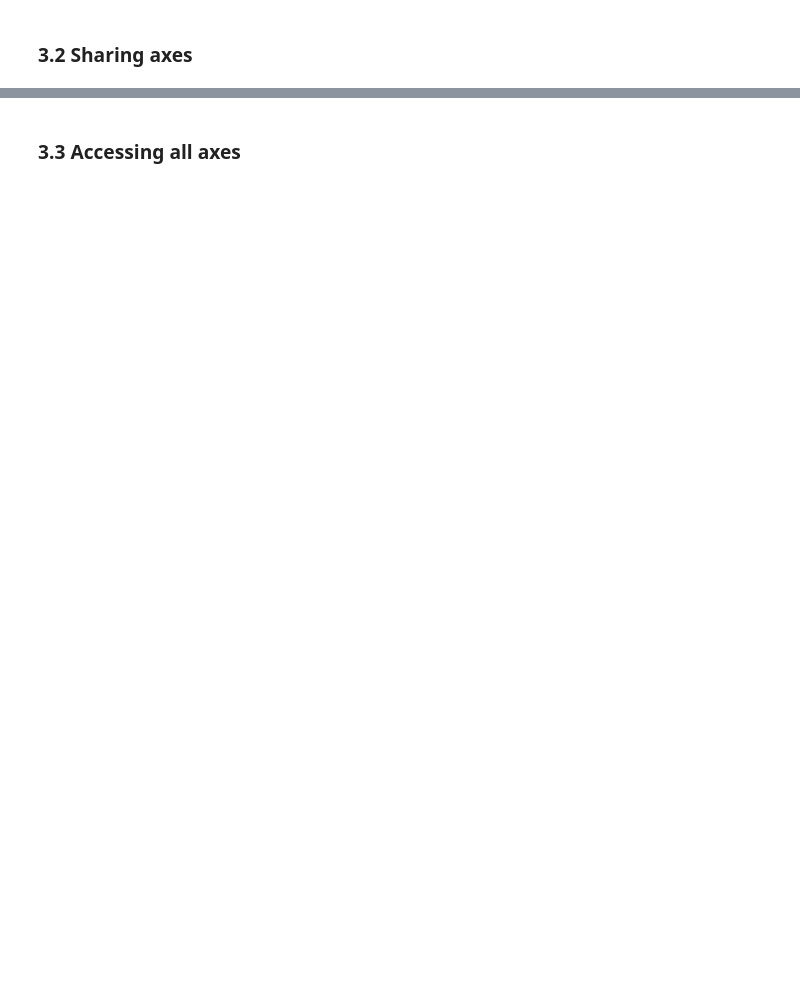
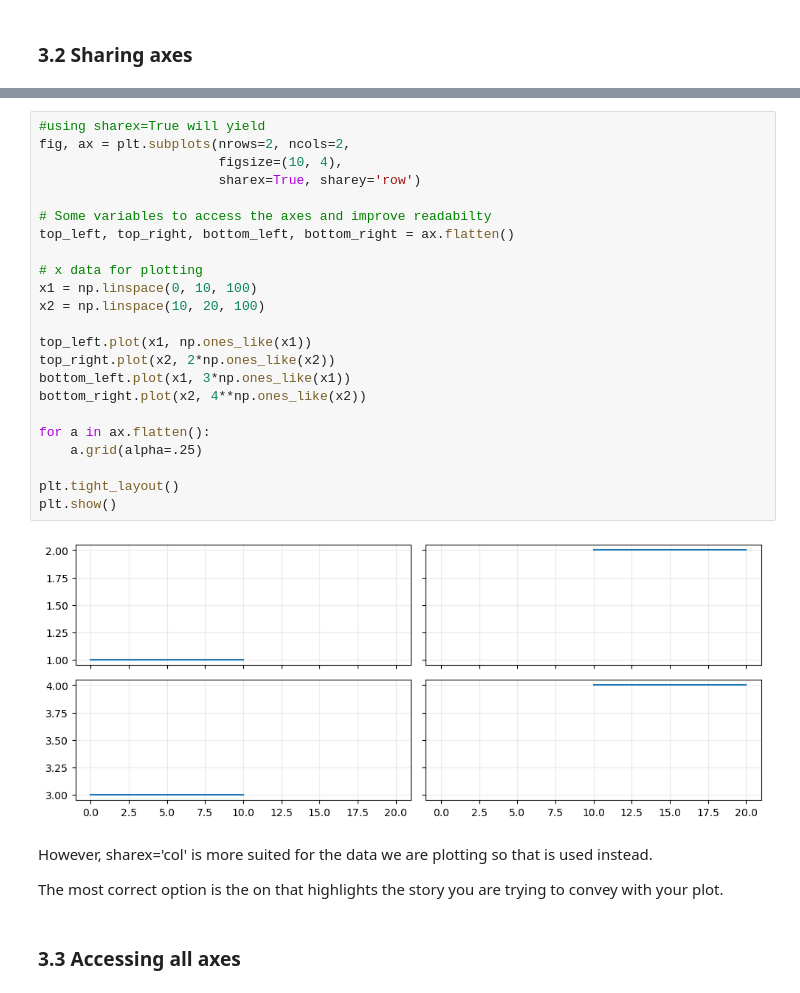
Before and after one commit to SPS-SP2273/learning-portfolio-yfongsin, a Jupyter notebook: plotting/plotting_(good).ipynb, the cells around one changed output, grey strips where cells are left out. Drawn from its saved outputs; the diff is of its cells as text; blank space fills up the shorter version.

```diff
--- a/plotting/plotting_(good).ipynb
+++ b/plotting/plotting_(good).ipynb
@@ -204,3 +268,32 @@ plt.show()
+# %%
+#using sharex=True will yield
+fig, ax = plt.subplots(nrows=2, ncols=2,
+                       figsize=(10, 4),
+                       sharex=True, sharey='row')
+
+# Some variables to access the axes and improve readabilty
+top_left, top_right, bottom_left, bottom_right = ax.flatten()
+
+# x data for plotting
+x1 = np.linspace(0, 10, 100)
+x2 = np.linspace(10, 20, 100)
+
+top_left.plot(x1, np.ones_like(x1))
+top_right.plot(x2, 2*np.ones_like(x2))
+bottom_left.plot(x1, 3*np.ones_like(x1))
+bottom_right.plot(x2, 4**np.ones_like(x2))
+
+for a in ax.flatten():
+    a.grid(alpha=.25)
+
+plt.tight_layout()
+plt.show()
+# %% [output]
+[figure, added]
+# %% [markdown]
+However, sharex='col' is more suited for the data we are plotting so that is used instead.
+
+The most correct option is the on that highlights the story you are trying to convey with your plot.
 # %% [markdown]
 ### 3.3 Accessing all axes
 # %%
```
Also changed, not shown: parts of 28 cells of this notebook, 5 other files.
